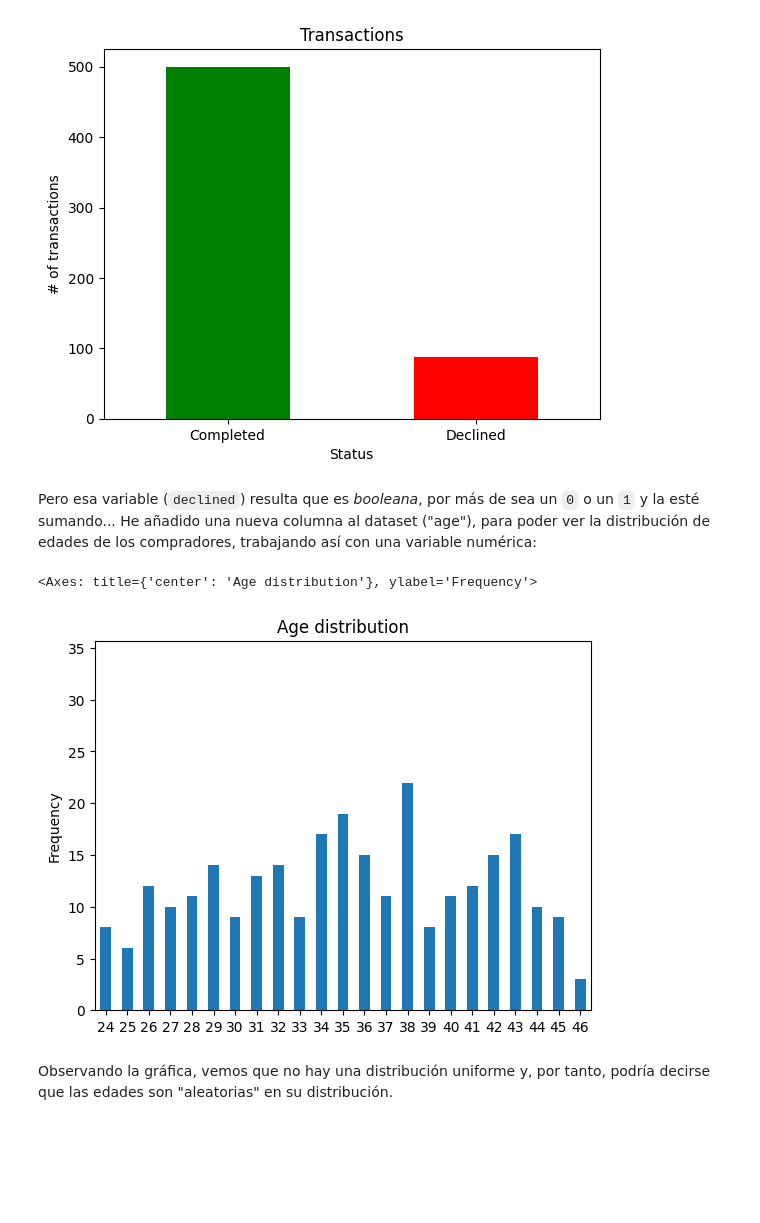
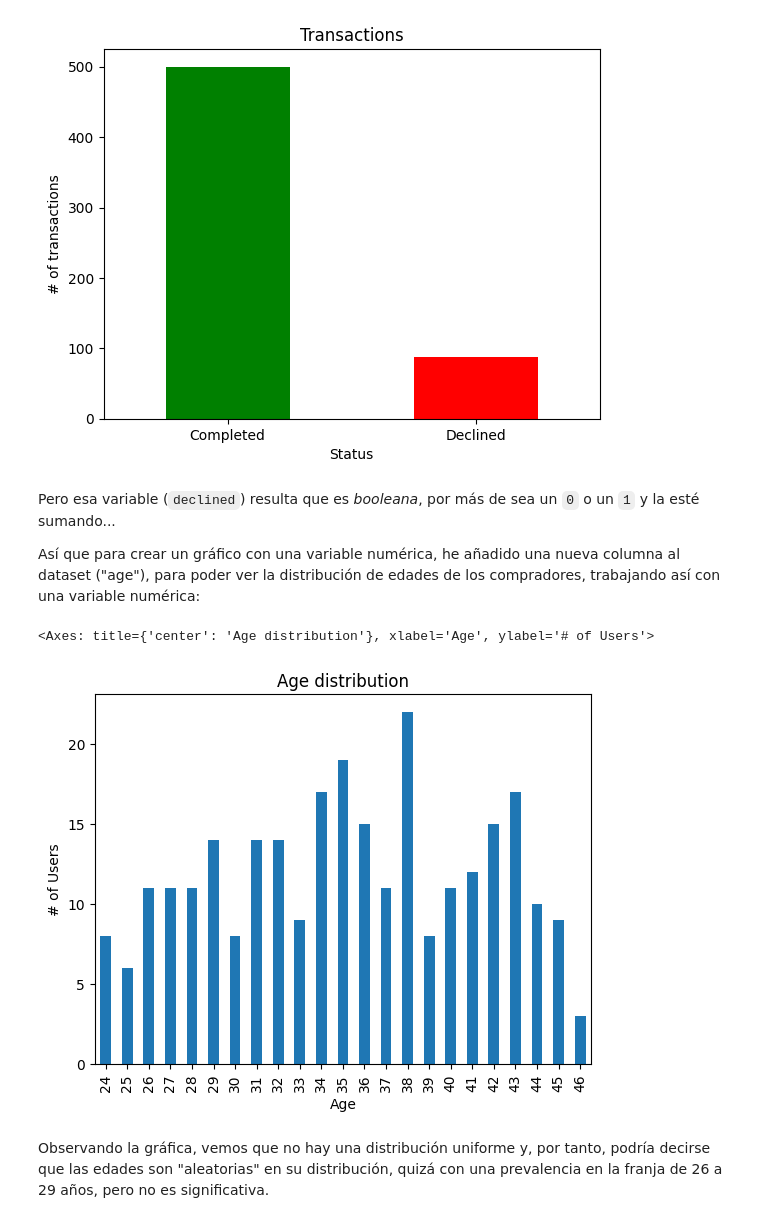
Before and after one commit to mlopezgva/it-academy-mlg, a Jupyter notebook: SPRINT8/Sprint_8.ipynb, the cells around one changed output. Drawn from its saved outputs; the diff is of its cells as text; code cells hidden in the pictures; blank space fills up the shorter version.

Commit message:
[WIP] Ex. 6 y correcciones a otros. Nuevas funciones para hacer más legible el código.

```diff
--- a/SPRINT8/Sprint_8.ipynb
+++ b/SPRINT8/Sprint_8.ipynb
@@ -108,33 +123,35 @@ decl_df.plot.bar(
 [figure]
 # %% [markdown]
 Pero esa variable (`declined`) resulta que es _booleana_, por más de sea un `0` o un `1` y la esté sumando...
-He añadido una nueva columna al dataset ("age"), para poder ver la distribución de edades de los compradores, trabajando así con una variable numérica:
+
+Así que para crear un gráfico con una variable numérica, he añadido una nueva columna al dataset ("age"), para poder ver la distribución de edades de los compradores, trabajando así con una variable numérica:
 # %%
 import dateutil
+from pandas import to_datetime
 
-def age(birthdate: str):
-    dob = birthdate if type(birthdate) is not str \
+def age(birthdate):
+    dob = to_datetime(birthdate).date() if type(birthdate) is not str \
                   else dateutil.parser.parse(birthdate).date()
     hoy = dateutil.utils.today().date()
     ddiff = hoy - dob
     edad  = int(ddiff.days / 365.25)
     # print(edad, "años")
     return edad
 
 # Add age column to user dataframe
 user_df["age"] = user_df['birthdate'].map(age)
 
 user_df.groupby('age')['age'] \
         .count() \
         .plot.bar(
             x='age',
             title="Age distribution",
             ylabel="# of Users",
             xlabel="Age"
         )
 # %% [output]
-<Axes: title={'center': 'Age distribution'}, ylabel='Frequency'>
+<Axes: title={'center': 'Age distribution'}, xlabel='Age', ylabel='# of Users'>
-[figure, old version]
+[figure, new version]
 # %% [markdown]
-Observando la gráfica, vemos que no hay una distribución uniforme y, por tanto, podría decirse que las edades son "aleatorias" en su distribución.
+Observando la gráfica, vemos que no hay una distribución uniforme y, por tanto, podría decirse que las edades son "aleatorias" en su distribución, quizá con una prevalencia en la franja de 26 a 29 años, pero no es significativa.
 # %%
```
Also changed, not shown: parts of 16 cells of this notebook.
